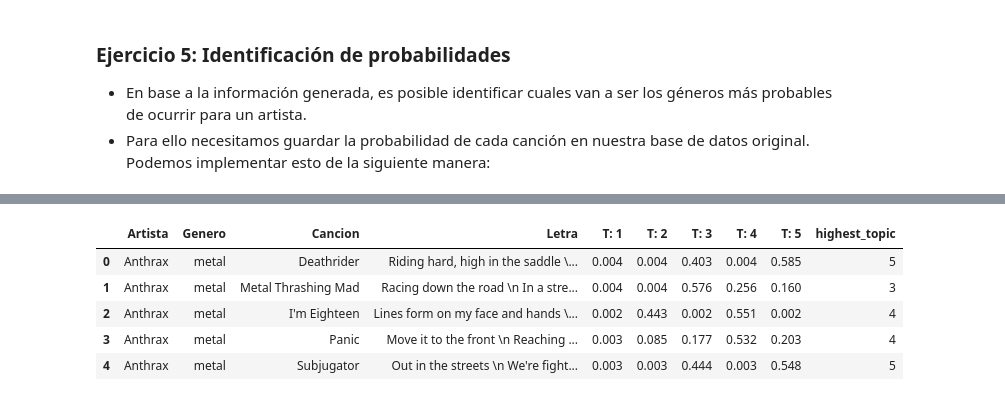
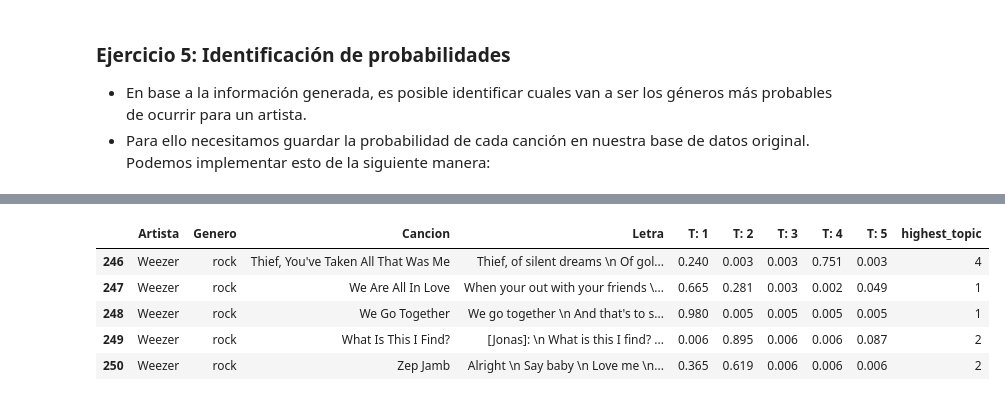
Before and after one commit to Denniels/Machine_Learning, a Jupyter notebook: SVM/Desafío_Inferencia_de_tópicos_con_EM.ipynb, the cells around one changed output, grey strips where cells are left out. Cells and saved outputs as stored; diff of their text form; code cells hidden in the pictures.

```diff
--- a/SVM/Desafío_Inferencia_de_tópicos_con_EM.ipynb
+++ b/SVM/Desafío_Inferencia_de_tópicos_con_EM.ipynb
@@ -179,0 +191,8 @@ Mejor Resultado: -2578922.453466366
+# %%
+# n_jobs = -1 significa usar todos los procesadores
+# verbose = 3 significa que los índices de parámetros de
+# pliegue y candidato también se muestran junto con la hora de inicio del cálculo.
+# cv significa las validaciones cruzadas a realizar
+model_gridcv_i = GridSearchCV(lda, param_grid_i, cv = 5, n_jobs = -1, verbose = 3)
+# %%
+model_gridcv_i.fit(count)
@@ -180,2 +211,3 @@ Mejor Resultado: -2578922.453466366
 # %%
-best_estimator = model_gridcv.best_estimator_
+best_estimator = model_gridcv_i.best_estimator_
+best_estimator
@@ -214,14 +252,11 @@ life world time just ll away ve la god like eyes die know day don
 # generamos una transformación de los datos a distribución de tópico por palabra en el documento
 fit_best_lda = best_estimator.transform(count_vectorizer_fit)
 # esta transformación la podemos coaccionar a un dataframe de la siguiente manera
-topics_for_each_doc = pd.DataFrame(
 # pasamos esta matriz y la redondeamos en 3 decimales
-np.round(fit_best_lda, 3),
 # agregamos un índice
-index=df_letras.index)
-#agregamos identificadores de columna
-topics_for_each_doc.columns = list(map(lambda x: "T: {}".format(x),
-range(1, best_estimator.n_components + 1)))
+topics_for_each_doc = pd.DataFrame(np.round(fit_best_lda, 3), index = df_letras.index)
+# agregamos identificadores de columna
+topics_for_each_doc.columns = list(map(lambda x: "T: {}".format(x), range(1, best_estimator.n_components + 1)))
 # concatenamos las probabilidades de tópico por documento a nuestra matriz original
 concatenated_df = pd.concat([df_letras, topics_for_each_doc], axis=1)
 # argmax en la matriz de tópicos
@@ -229,9 +274,9 @@ concatenated_df['highest_topic'] = np.argmax(topics_for_each_doc.values, axis=1)
 # %%
-concatenated_df.head()
+concatenated_df.tail()
 # %% [output]
 |  | Artista | Genero | Cancion | Letra | T: 1 | T: 2 | T: 3 | T: 4 | T: 5 | highest_topic |
-| 0 | Anthrax | metal | Deathrider | Riding hard, high in the saddle \... | 0.004 | 0.004 | 0.403 | 0.004 | 0.585 | 5 |
-| 1 | Anthrax | metal | Metal Thrashing Mad | Racing down the road \n In a stre... | 0.004 | 0.004 | 0.576 | 0.256 | 0.160 | 3 |
-| 2 | Anthrax | metal | I'm Eighteen | Lines form on my face and hands \... | 0.002 | 0.443 | 0.002 | 0.551 | 0.002 | 4 |
-| 3 | Anthrax | metal | Panic | Move it to the front \n Reaching ... | 0.003 | 0.085 | 0.177 | 0.532 | 0.203 | 4 |
-| 4 | Anthrax | metal | Subjugator | Out in the streets \n We're fight... | 0.003 | 0.003 | 0.444 | 0.003 | 0.548 | 5 |
+| 246 | Weezer | rock | Thief, You've Taken All That Was Me | Thief, of silent dreams \n Of gol... | 0.240 | 0.003 | 0.003 | 0.751 | 0.003 | 4 |
+| 247 | Weezer | rock | We Are All In Love | When your out with your friends \... | 0.665 | 0.281 | 0.003 | 0.002 | 0.049 | 1 |
+| 248 | Weezer | rock | We Go Together | We go together \n And that's to s... | 0.980 | 0.005 | 0.005 | 0.005 | 0.005 | 1 |
+| 249 | Weezer | rock | What Is This I Find? | [Jonas]: \n What is this I find? ... | 0.006 | 0.895 | 0.006 | 0.006 | 0.087 | 2 |
+| 250 | Weezer | rock | Zep Jamb | Alright \n Say baby \n Love me \n... | 0.365 | 0.619 | 0.006 | 0.006 | 0.006 | 2 |
```
Also changed, not shown: parts of 15 cells of this notebook.
